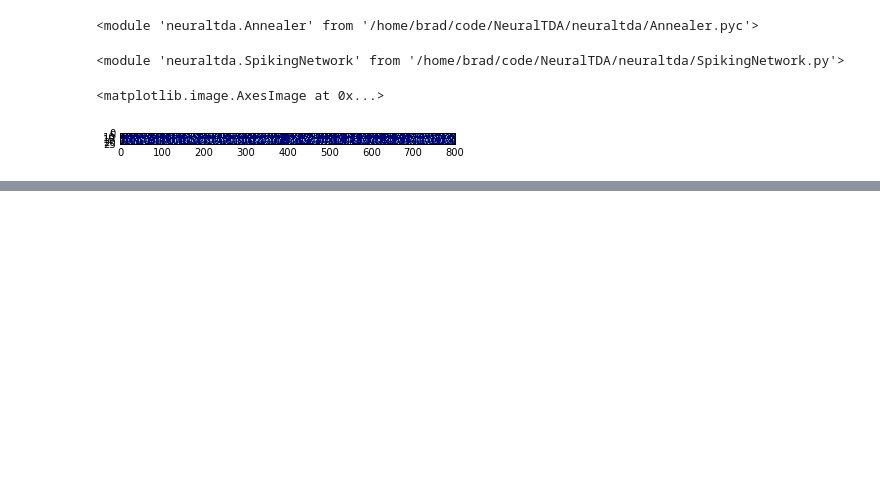
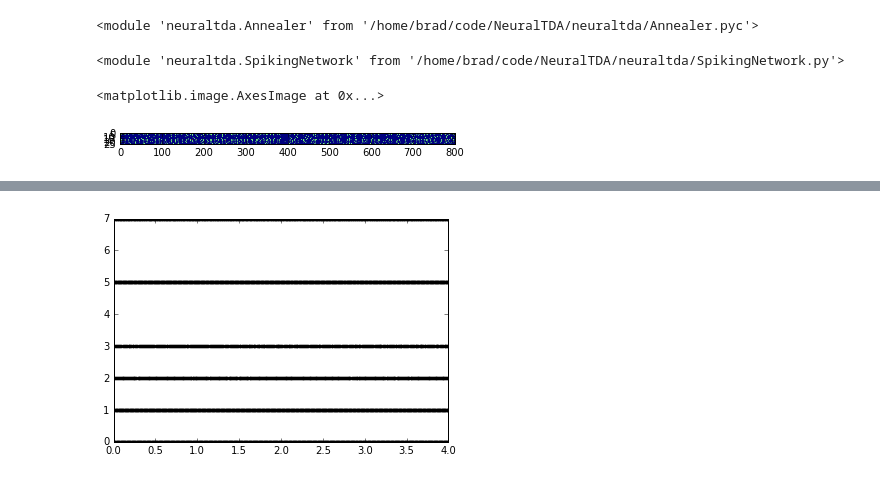
Before and after one commit to theilmbh/NeuralTDA, a Jupyter notebook: notebooks/annealing_test.ipynb, the cells around one changed output, grey strips where cells are left out. Saved outputs shown, nothing was run; the diff lists cells and outputs as text; code cells hidden in the pictures; blank space fills up the shorter version.

```diff
--- a/notebooks/annealing_test.ipynb
+++ b/notebooks/annealing_test.ipynb
@@ -210,0 +309,4 @@ test.shape
+# %%
+sys.run(3*np.random.standard_normal(np.array(sys.S.w).shape) )
+sys.visualize()
+# %% [output]
@@ -210,0 +318 @@ test.shape
+[figure, added]
```
Also changed, not shown: parts of 14 cells of this notebook, 3 other files.
